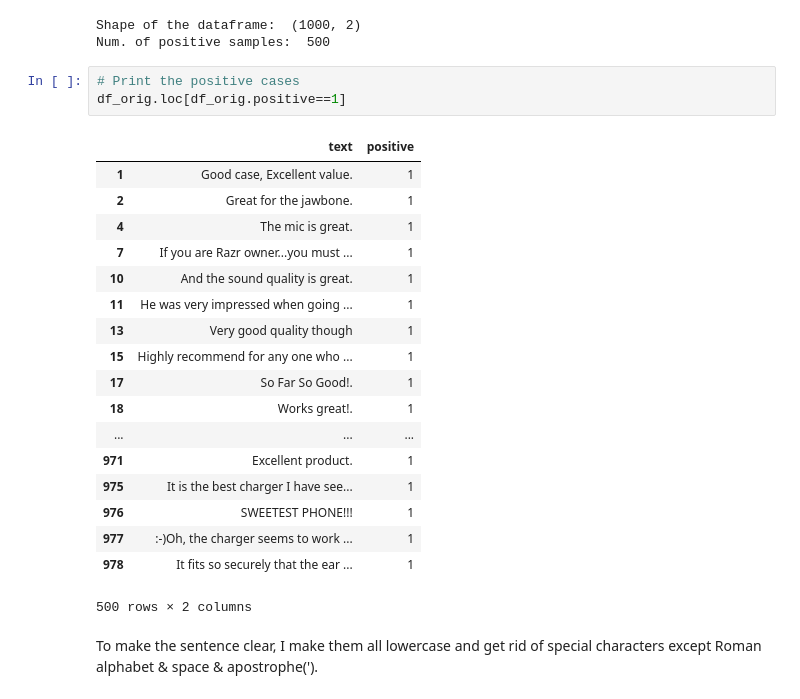
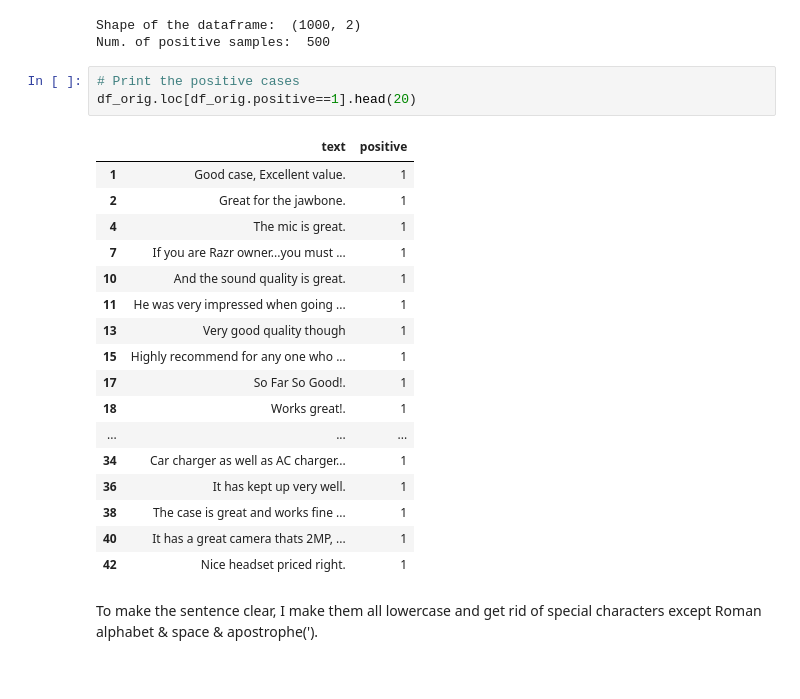
Before and after one commit to LegendaryKim/Thinkful_DSBootCamp, a Jupyter notebook: Challenge_2_2_7_Feedback_analysis.ipynb, the cells around one changed output. Saved outputs shown, nothing was run; the diff lists cells and outputs as text.

```diff
--- a/Challenge_2_2_7_Feedback_analysis.ipynb
+++ b/Challenge_2_2_7_Feedback_analysis.ipynb
@@ -41,26 +41,25 @@ Shape of the dataframe:  (1000, 2)
 Num. of positive samples:  500
 # %%
 # Print the positive cases
-df_orig.loc[df_orig.positive==1]
+df_orig.loc[df_orig.positive==1].head(20)
 # %% [output]
 |  | text | positive |
 | 1 | Good case, Excellent value. | 1 |
 | 2 | Great for the jawbone. | 1 |
 | 4 | The mic is great. | 1 |
 | 7 | If you are Razr owner...you must ... | 1 |
 | 10 | And the sound quality is great. | 1 |
 | 11 | He was very impressed when going ... | 1 |
 | 13 | Very good quality though | 1 |
 | 15 | Highly recommend for any one who ... | 1 |
 | 17 | So Far So Good!. | 1 |
 | 18 | Works great!. | 1 |
 | ... | ... | ... |
-| 971 | Excellent product. | 1 |
-| 975 | It is the best charger I have see... | 1 |
-| 976 | SWEETEST PHONE!!! | 1 |
-| 977 | :-)Oh, the charger seems to work ... | 1 |
-| 978 | It fits so securely that the ear ... | 1 |
+| 34 | Car charger as well as AC charger... | 1 |
+| 36 | It has kept up very well. | 1 |
+| 38 | The case is great and works fine ... | 1 |
+| 40 | It has a great camera thats 2MP, ... | 1 |
+| 42 | Nice headset priced right. | 1 |
-500 rows × 2 columns
 # %% [markdown]
 To make the sentence clear, I make them all lowercase and get rid of special characters except Roman alphabet & space & apostrophe(').
 # %%
```
Also changed, not shown: parts of 27 cells of this notebook.
